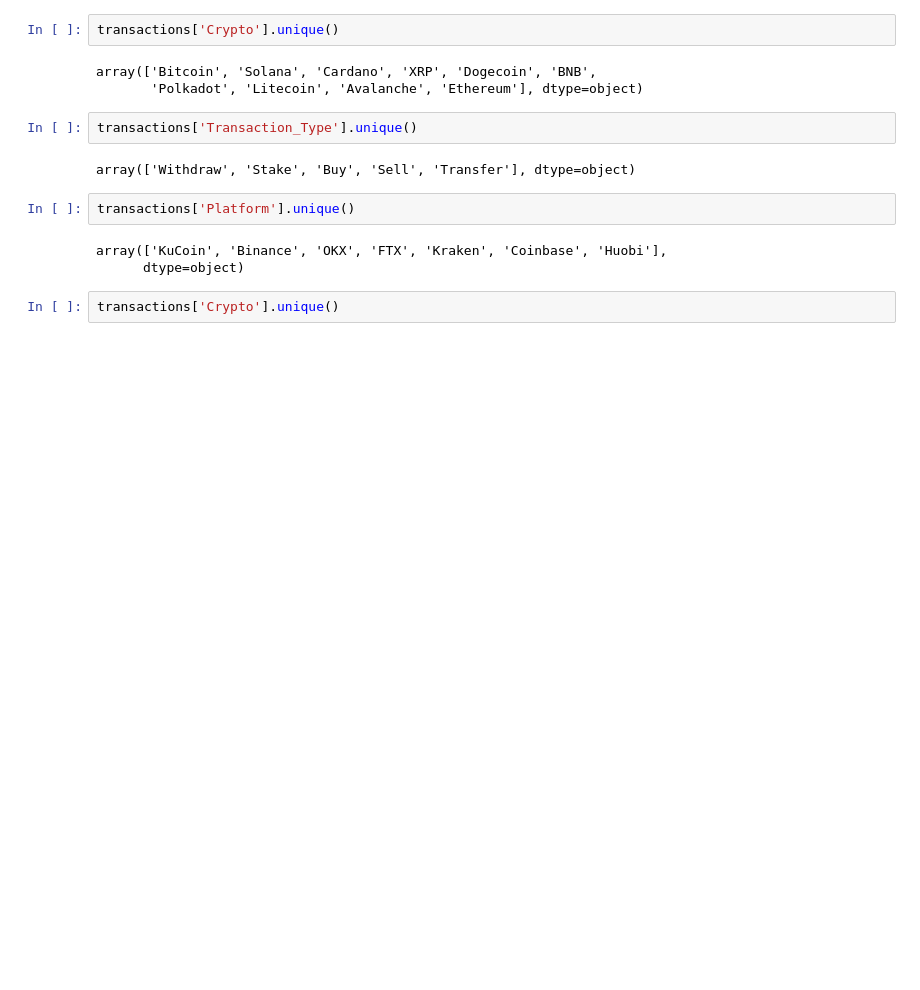
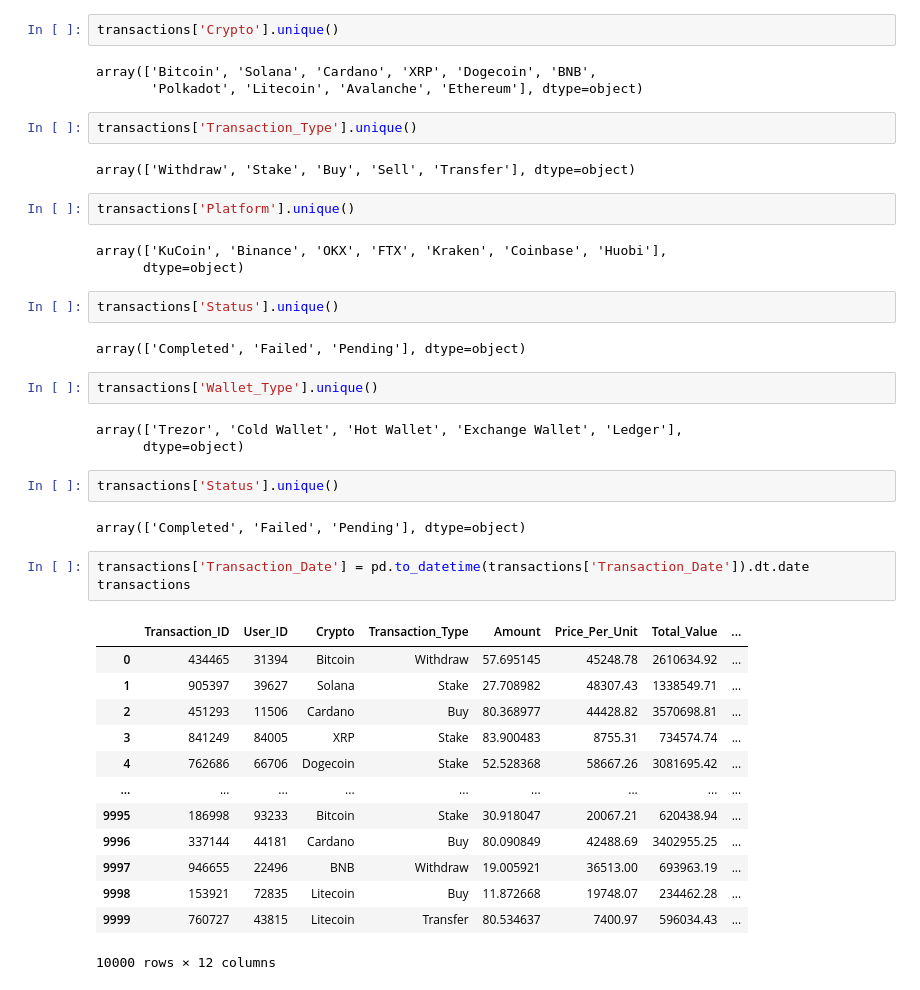
Before and after one commit to MarcLlopart/Crypto-Analysis, a Jupyter notebook: src/1_eda.ipynb, the cells around one changed output. Saved outputs shown, nothing was run; the diff lists cells and outputs as text; blank space fills up the shorter version.

```diff
--- a/src/1_eda.ipynb
+++ b/src/1_eda.ipynb
@@ -69,4 +69,32 @@ transactions['Platform'].unique()
 array(['KuCoin', 'Binance', 'OKX', 'FTX', 'Kraken', 'Coinbase', 'Huobi'],
       dtype=object)
 # %%
-transactions['Crypto'].unique()
+transactions['Status'].unique()
+# %% [output]
+array(['Completed', 'Failed', 'Pending'], dtype=object)
+# %%
+transactions['Wallet_Type'].unique()
+# %% [output]
+array(['Trezor', 'Cold Wallet', 'Hot Wallet', 'Exchange Wallet', 'Ledger'],
+      dtype=object)
+# %%
+transactions['Status'].unique()
+# %% [output]
+array(['Completed', 'Failed', 'Pending'], dtype=object)
+# %%
+transactions['Transaction_Date'] = pd.to_datetime(transactions['Transaction_Date']).dt.date
+transactions
+# %% [output]
+|  | Transaction_ID | User_ID | Crypto | Transaction_Type | Amount | Price_Per_Unit | Total_Value | ... |
+| 0 | 434465 | 31394 | Bitcoin | Withdraw | 57.695145 | 45248.78 | 2610634.92 | ... |
+| 1 | 905397 | 39627 | Solana | Stake | 27.708982 | 48307.43 | 1338549.71 | ... |
+| 2 | 451293 | 11506 | Cardano | Buy | 80.368977 | 44428.82 | 3570698.81 | ... |
+| 3 | 841249 | 84005 | XRP | Stake | 83.900483 | 8755.31 | 734574.74 | ... |
+| 4 | 762686 | 66706 | Dogecoin | Stake | 52.528368 | 58667.26 | 3081695.42 | ... |
+| ... | ... | ... | ... | ... | ... | ... | ... | ... |
+| 9995 | 186998 | 93233 | Bitcoin | Stake | 30.918047 | 20067.21 | 620438.94 | ... |
+| 9996 | 337144 | 44181 | Cardano | Buy | 80.090849 | 42488.69 | 3402955.25 | ... |
+| 9997 | 946655 | 22496 | BNB | Withdraw | 19.005921 | 36513.00 | 693963.19 | ... |
+| 9998 | 153921 | 72835 | Litecoin | Buy | 11.872668 | 19748.07 | 234462.28 | ... |
+| 9999 | 760727 | 43815 | Litecoin | Transfer | 80.534637 | 7400.97 | 596034.43 | ... |
+10000 rows × 12 columns
```
Also changed, not shown: parts of 13 cells of this notebook, 1 other file.
